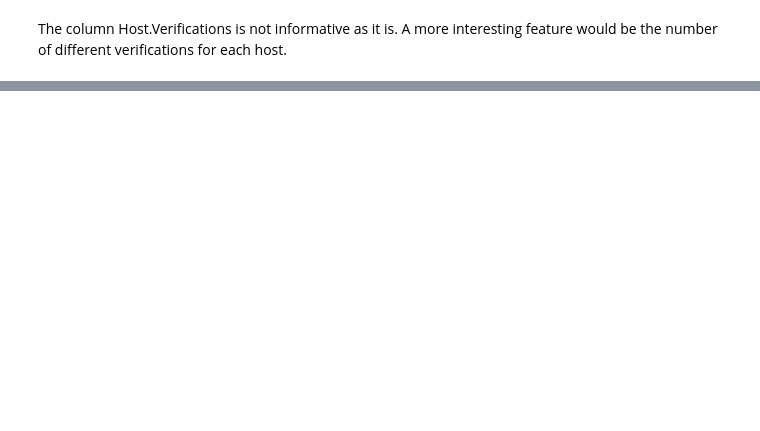
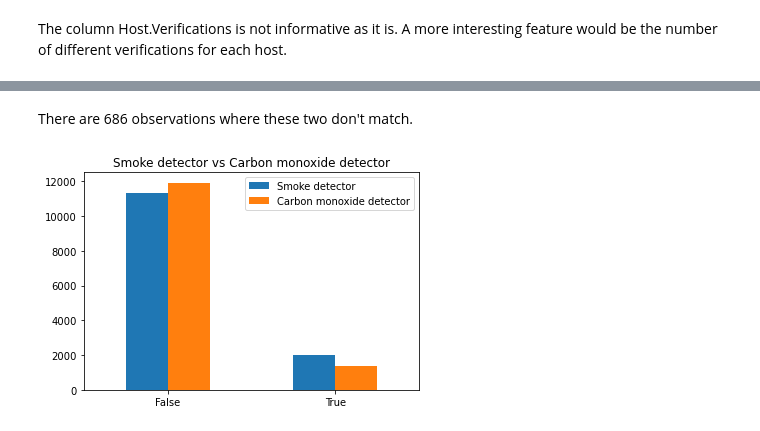
Before and after one commit to ekaterinaleks/preparation_for_final_project, a Jupyter notebook: eda_with_python.ipynb, the cells around one changed output, grey strips where cells are left out. Cells and saved outputs as stored; diff of their text form; code cells hidden in the pictures; blank space fills up the shorter version.

```diff
--- a/eda_with_python.ipynb
+++ b/eda_with_python.ipynb
@@ -160,0 +358,2 @@ df_listings.head()
+# %%
+df_listings.drop('Wireless Internet', axis=1, inplace=True)
@@ -160,0 +378,12 @@ df_listings.head()
+# %% [markdown]
+There are 686 observations where these two don't match.
+# %%
+df_internet = pd.concat([df_listings.groupby('Smoke detector', as_index=False).aggregate({'Smoke detector': 'count'}),\
+                        df_listings.groupby('Carbon monoxide detector', as_index=False).aggregate({'Carbon monoxide detector': 'count'})], axis=1)
+
+df_internet.plot.bar()
+plt.title('Smoke detector vs Carbon monoxide detector')
+plt.xticks([0, 1], ['False', 'True'], rotation=0)
+plt.show()
+# %% [output]
+[figure, added]
```
Also changed, not shown: parts of 52 cells of this notebook.
